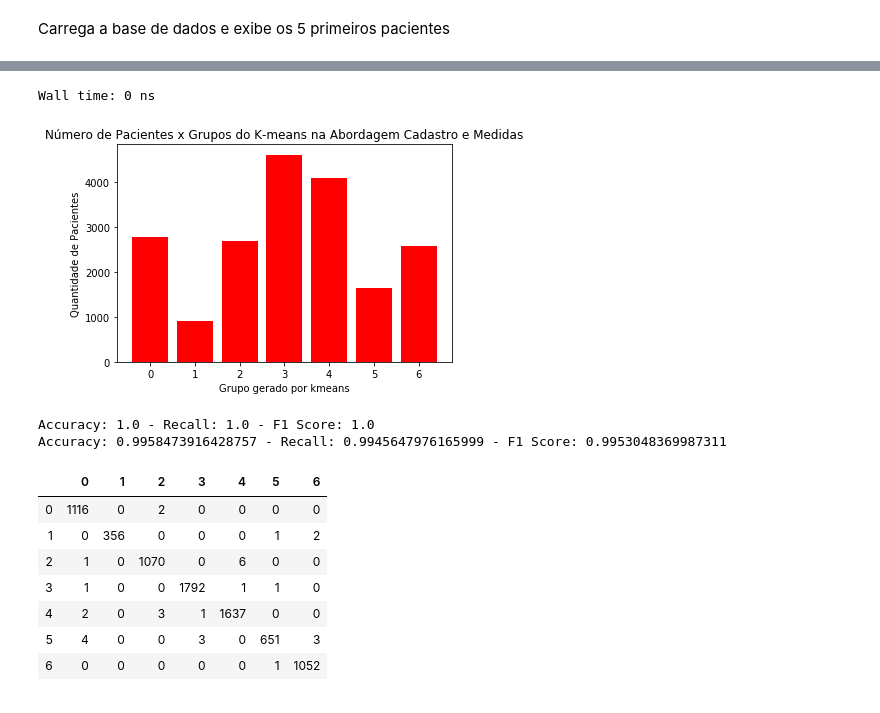
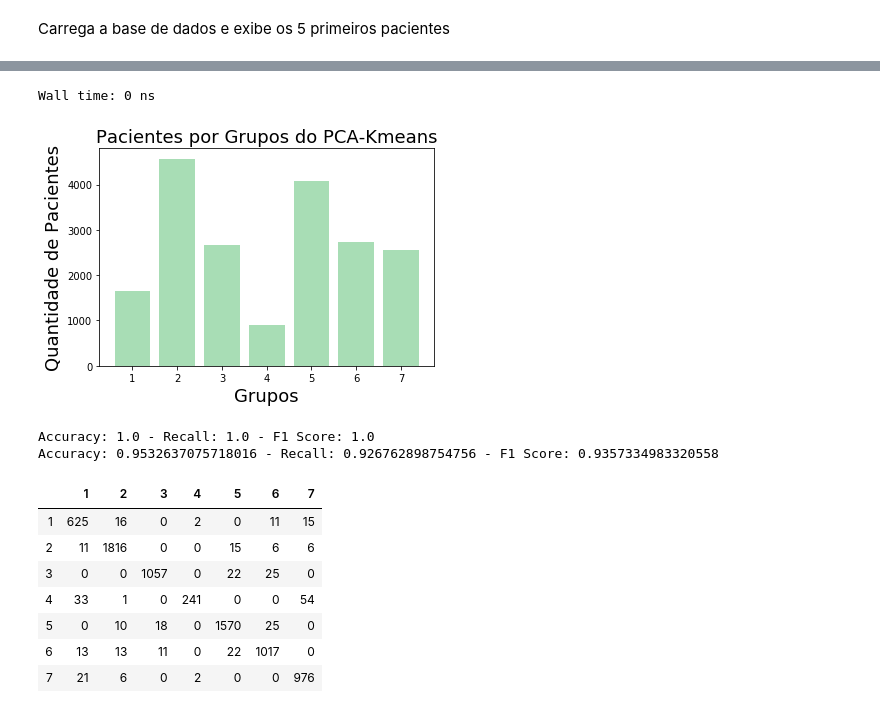
Before and after one commit to martadfer/PA, a Jupyter notebook: PCA_K-Means.ipynb, the cells around one changed output, grey strips where cells are left out. Cells and saved outputs as stored; diff of their text form; code cells hidden in the pictures.

```diff
--- a/PCA_K-Means.ipynb
+++ b/PCA_K-Means.ipynb
@@ -25,14 +25,12 @@ DIR_PREFIXO = Path(config_dirs[0].strip())
 
 DIRETORIO_PRINCIPAL =  DIR_PREFIXO / "Projeto_PA" / "Projeto_PA_validado"
 DIRETORIO_DATASET = DIR_PREFIXO / "Projeto_PA"
+DIR_PCA = DIRETORIO_PRINCIPAL / "PCA"
 
 DIR_MODIFICADO = DIRETORIO_DATASET / "dataset_modificado"
-DIR_QUANTITATIVOS = DIRETORIO_PRINCIPAL / "quantitativos"
-DIR_ESTATISTICAS = DIRETORIO_PRINCIPAL / "estatisticas"
+#DIR_QUANTITATIVOS = DIRETORIO_PRINCIPAL / "quantitativos"
+#DIR_ESTATISTICAS = DIRETORIO_PRINCIPAL / "estatisticas"
 #DIRETORIO_PRINCIPAL = Path(r"D:\Projeto_PA" / "Projeto_PA_validado")
-
-# define que pacientes com mais de 70% das medidas faltantes são descartados
-LIMIAR_DE_DESCARTE = 0.7
 # %%
 
 #biblioteca do kmeans
@@ -137,10 +138,11 @@ def optimal_number_of_clusters(wcss):
 ### PCA
 
 medidas_array_escala = StandardScaler().fit_transform(medidas_array)
-pca = PCA(n_components = 2)
+#pca = PCA(n_components = 0.38, svd_solver = 'full')
+pca = PCA(n_components = 0.95, svd_solver = 'full')
 
 componentesPrincipais = pca.fit_transform(medidas_array_escala)
 
 # Cria um dataframe contendo as componentes principais calculadas
 dadosComponentesPrincipais = pd.DataFrame(data = componentesPrincipais,
-                                          columns = ['principal component 1', 'principal component 2'])
+                                          columns = [f'principal component {i+1}' for i in range(len(componentesPrincipais[0]))])
@@ -183,17 +201,17 @@ qtds = []
 
 contagem = Counter(grupos)
 
-for i in range(0,num_otimo_clusters):
-    classes.append(i)
+for i in range(num_otimo_clusters):
+    classes.append(i+1)
     qtds.append(contagem[i])
 
-plt.bar(classes,qtds,color="red")
+plt.bar(classes,qtds,color="#a8ddb5")
 plt.xticks(classes)
-plt.ylabel('Quantidade de Pacientes')
-plt.xlabel('Grupo gerado por kmeans')
-plt.title('Número de Pacientes x Grupos do K-means na Abordagem Cadastro e Medidas')
+plt.ylabel('Quantidade de Pacientes', fontsize=18)
+plt.xlabel('Grupos', fontsize=18)
+plt.title('Pacientes por Grupos do PCA-Kmeans', fontsize=18)
 fig = plt.gcf()
-#fig.savefig(DIR_KMEANS / 'graficos' / 'grafico_Random_Abordagem1_pacientes_por_grupos.svg',format="svg")
+fig.savefig(DIR_PCA / 'graficos' / 'grafico_pacientes_grupos_PCA.png',format="png")
 plt.show()
 
 
@@ -207,51 +225,51 @@ x_train, x_test, y_train, y_test = train_test_split(X, grupos, test_size=1 - tra
 x_val, x_test, y_val, y_test = train_test_split(X, grupos, test_size=test_ratio/(test_ratio + validation_ratio),random_state=42)
 
 #treino
 random_forest.fit(x_train, y_train)
 
 #### Abordagem 1: VALIDAÇÃO
 
 #calcular acuracia, recall e f1
 y_prev_val = random_forest.predict(x_val)
 
 accuracy = accuracy_score(y_val, y_prev_val)
 recall = recall_score(y_val, y_prev_val,average='macro')
 f1 = f1_score(y_val, y_prev_val,average='macro')
 
 print('Accuracy: '+str(accuracy)+' - Recall: '+str(recall)+' - F1 Score: '+str(f1))
 
 #Matriz de Confusão
-mat=list(confusion_matrix(y_val, y_prev_val, labels=classes))
-pd.DataFrame(mat,index = classes, columns = classes)
+#mat=list(confusion_matrix(y_val, y_prev_val, labels=classes))
+#pd.DataFrame(mat,index = classes, columns = classes)
 
 #### Abordagem 1: TESTE
 
 #calcular acuracia, recall e f1
 y_prev_test = random_forest.predict(x_test)
 
 accuracy = accuracy_score(y_test, y_prev_test)
 recall = recall_score(y_test, y_prev_test,average='macro')
 f1 = f1_score(y_test, y_prev_test,average='macro')
 
 print('Accuracy: '+str(accuracy)+' - Recall: '+str(recall)+' - F1 Score: '+str(f1))
 # %% [output]
 Wall time: 0 ns
-[figure, old version]
+[figure, new version]
 Accuracy: 1.0 - Recall: 1.0 - F1 Score: 1.0
-Accuracy: 0.9958473916428757 - Recall: 0.9945647976165999 - F1 Score: 0.9953048369987311
+Accuracy: 0.9532637075718016 - Recall: 0.926762898754756 - F1 Score: 0.9357334983320558
 # %%
 #Matriz da Confusão
-mat=list(confusion_matrix(y_test, y_prev_test, labels=classes))
+mat=list(confusion_matrix(y_test, y_prev_test, labels=np.array(classes)-1))
 pd.DataFrame(mat,index = classes, columns = classes)
 # %% [output]
-|  | 0 | 1 | 2 | 3 | 4 | 5 | 6 |
-| 0 | 1116 | 0 | 2 | 0 | 0 | 0 | 0 |
-| 1 | 0 | 356 | 0 | 0 | 0 | 1 | 2 |
-| 2 | 1 | 0 | 1070 | 0 | 6 | 0 | 0 |
-| 3 | 1 | 0 | 0 | 1792 | 1 | 1 | 0 |
-| 4 | 2 | 0 | 3 | 1 | 1637 | 0 | 0 |
-| 5 | 4 | 0 | 0 | 3 | 0 | 651 | 3 |
-| 6 | 0 | 0 | 0 | 0 | 0 | 1 | 1052 |
+|  | 1 | 2 | 3 | 4 | 5 | 6 | 7 |
+| 1 | 625 | 16 | 0 | 2 | 0 | 11 | 15 |
+| 2 | 11 | 1816 | 0 | 0 | 15 | 6 | 6 |
+| 3 | 0 | 0 | 1057 | 0 | 22 | 25 | 0 |
+| 4 | 33 | 1 | 0 | 241 | 0 | 0 | 54 |
+| 5 | 0 | 10 | 18 | 0 | 1570 | 25 | 0 |
+| 6 | 13 | 13 | 11 | 0 | 22 | 1017 | 0 |
+| 7 | 21 | 6 | 0 | 2 | 0 | 0 | 976 |
 # %%
 
 #validacao
```
Also changed, not shown: parts of 13 cells of this notebook, 14 other files.
